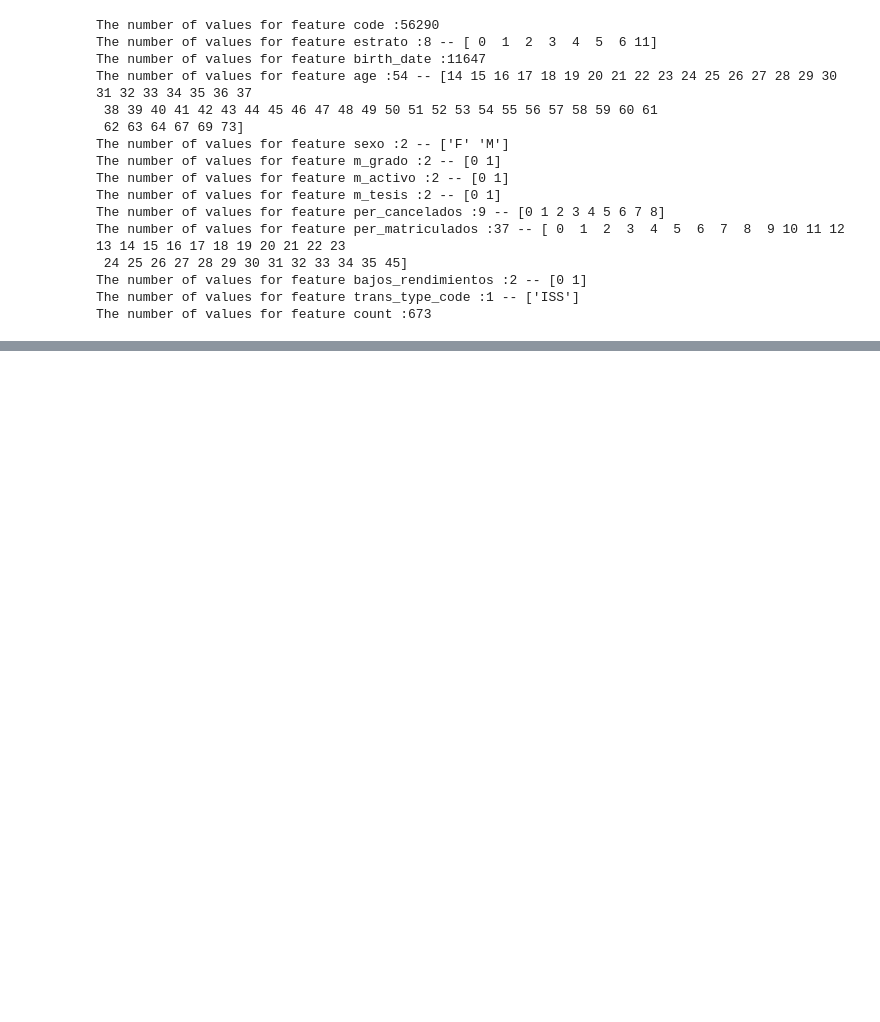
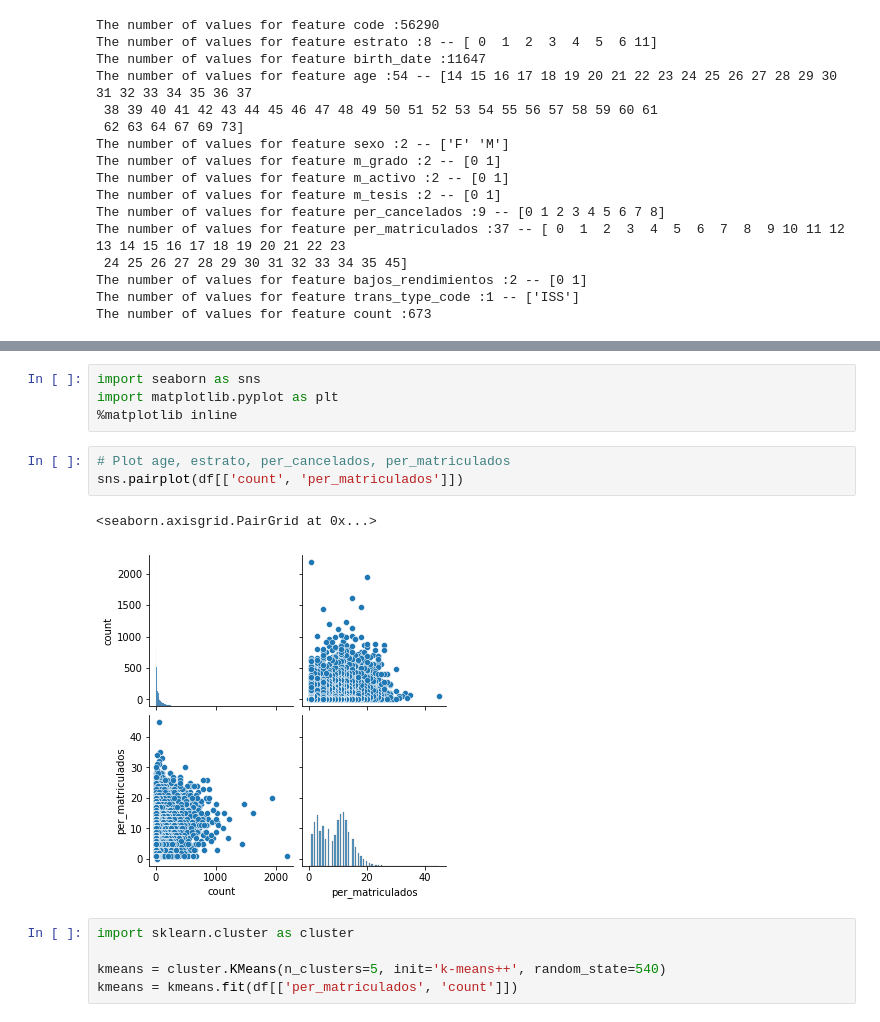
Before and after one commit to jhonsfran1165/recommender-system, a Jupyter notebook: etl/K-mean example.ipynb, the cells around one changed output, grey strips where cells are left out. Drawn from its saved outputs; the diff is of its cells as text; blank space fills up the shorter version.

```diff
--- a/etl/K-mean example.ipynb
+++ b/etl/K-mean example.ipynb
@@ -157,0 +171,15 @@ The number of values for feature count :673
+# %%
+import seaborn as sns
+import matplotlib.pyplot as plt
+%matplotlib inline
+# %%
+# Plot age, estrato, per_cancelados, per_matriculados
+sns.pairplot(df[['count', 'per_matriculados']])
+# %% [output]
+<seaborn.axisgrid.PairGrid at 0x...>
+[figure, added]
+# %%
+import sklearn.cluster as cluster
+
+kmeans = cluster.KMeans(n_clusters=5, init='k-means++', random_state=540)
+kmeans = kmeans.fit(df[['per_matriculados', 'count']])
```
Also changed, not shown: parts of 10 cells of this notebook, 14 other files.
